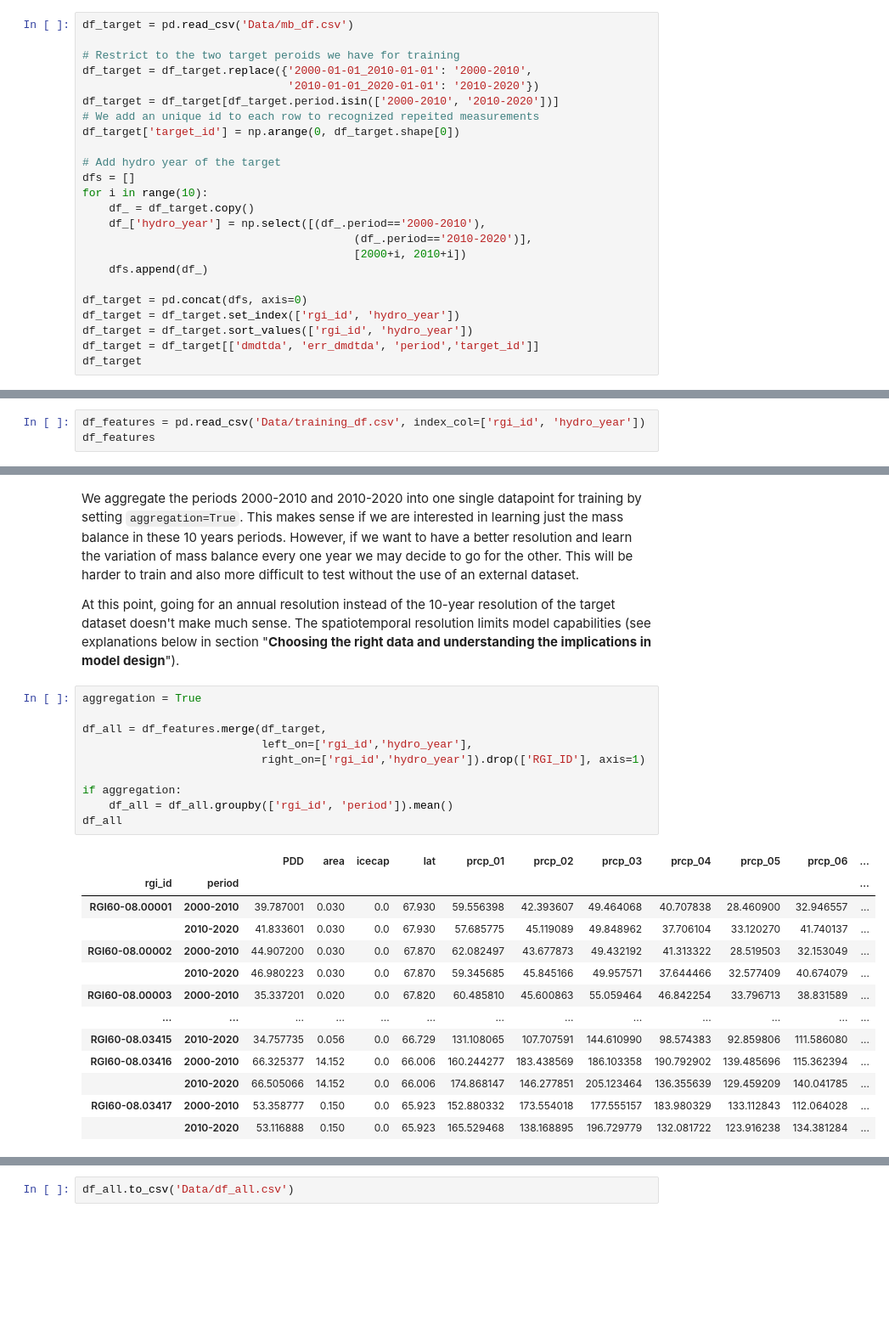
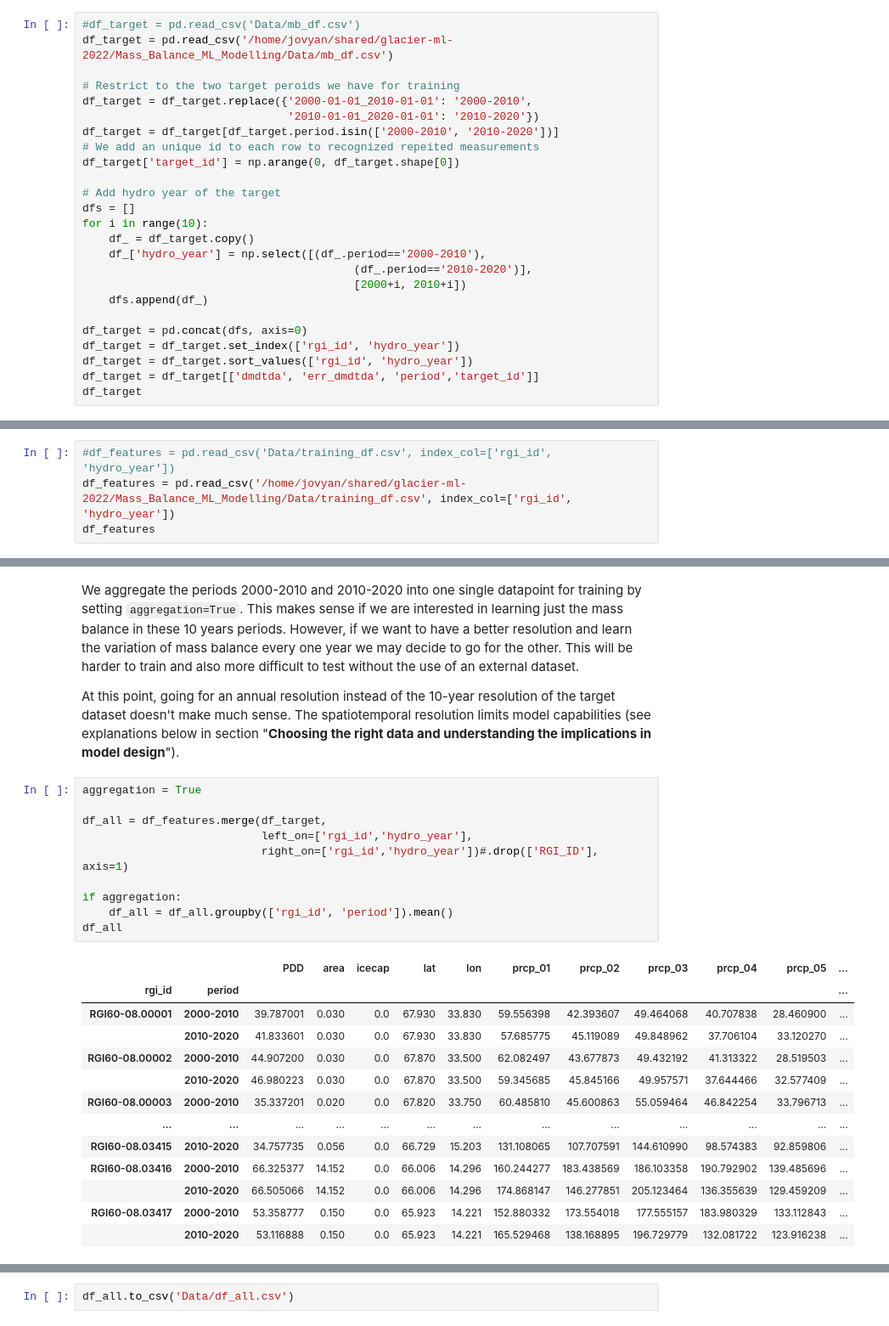
Before and after one commit to Machine-Learning-in-Glaciology-Workshop/Project_MB_Regression, a Jupyter notebook: 2_Data_exploration.ipynb, the cells around one changed output, grey strips where cells are left out. Shown: that part at 85% size. Cells and saved outputs as stored; diff of their text form; blank space fills up the shorter version.

```diff
--- a/2_Data_exploration.ipynb
+++ b/2_Data_exploration.ipynb
@@ -17,7 +17,8 @@ import matplotlib.pyplot as plt
 
 The MB remote sensing from Hugonnet et al. (2021) covers periods of 10 years (2000-2010 and 2010-2020). We will process the feature matrix to match these 10 year intervals. First of all, we will assign to each hydrological year in every period 2000-2010 and 2010-2020 the same part of mass balance that results from grabing the total mass balance from the period and divide it by 10.
 # %%
-df_target = pd.read_csv('Data/mb_df.csv')
+#df_target = pd.read_csv('Data/mb_df.csv')
+df_target = pd.read_csv('/home/jovyan/shared/glacier-ml-2022/Mass_Balance_ML_Modelling/Data/mb_df.csv')
 
 # Restrict to the two target peroids we have for training
 df_target = df_target.replace({'2000-01-01_2010-01-01': '2000-2010',
@@ -58,6 +59,7 @@ df_target
 # %% [markdown]
 We now read the feature matrix and merge it with the target response (the MB data from Hugonnet et al.(2021)).
 # %%
-df_features = pd.read_csv('Data/training_df.csv', index_col=['rgi_id', 'hydro_year'])
+#df_features = pd.read_csv('Data/training_df.csv', index_col=['rgi_id', 'hydro_year'])
+df_features = pd.read_csv('/home/jovyan/shared/glacier-ml-2022/Mass_Balance_ML_Modelling/Data/training_df.csv', index_col=['rgi_id', 'hydro_year'])
 df_features
 # %% [output]
@@ -82,24 +84,24 @@ At this point, going for an annual resolution instead of the 10-year resolution
 # %%
 aggregation = True
 
 df_all = df_features.merge(df_target,
                            left_on=['rgi_id','hydro_year'],
-                           right_on=['rgi_id','hydro_year']).drop(['RGI_ID'], axis=1)
+                           right_on=['rgi_id','hydro_year'])#.drop(['RGI_ID'], axis=1)
 
 if aggregation:
     df_all = df_all.groupby(['rgi_id', 'period']).mean()
 df_all
 # %% [output]
-|  |  | PDD | area | icecap | lat | prcp_01 | prcp_02 | prcp_03 | prcp_04 | prcp_05 | prcp_06 | ... |
+|  |  | PDD | area | icecap | lat | lon | prcp_01 | prcp_02 | prcp_03 | prcp_04 | prcp_05 | ... |
 | rgi_id | period |  |  |  |  |  |  |  |  |  |  | ... |
-| RGI60-08.00001 | 2000-2010 | 39.787001 | 0.030 | 0.0 | 67.930 | 59.556398 | 42.393607 | 49.464068 | 40.707838 | 28.460900 | 32.946557 | ... |
-|  | 2010-2020 | 41.833601 | 0.030 | 0.0 | 67.930 | 57.685775 | 45.119089 | 49.848962 | 37.706104 | 33.120270 | 41.740137 | ... |
-| RGI60-08.00002 | 2000-2010 | 44.907200 | 0.030 | 0.0 | 67.870 | 62.082497 | 43.677873 | 49.432192 | 41.313322 | 28.519503 | 32.153049 | ... |
-|  | 2010-2020 | 46.980223 | 0.030 | 0.0 | 67.870 | 59.345685 | 45.845166 | 49.957571 | 37.644466 | 32.577409 | 40.674079 | ... |
-| RGI60-08.00003 | 2000-2010 | 35.337201 | 0.020 | 0.0 | 67.820 | 60.485810 | 45.600863 | 55.059464 | 46.842254 | 33.796713 | 38.831589 | ... |
+| RGI60-08.00001 | 2000-2010 | 39.787001 | 0.030 | 0.0 | 67.930 | 33.830 | 59.556398 | 42.393607 | 49.464068 | 40.707838 | 28.460900 | ... |
+|  | 2010-2020 | 41.833601 | 0.030 | 0.0 | 67.930 | 33.830 | 57.685775 | 45.119089 | 49.848962 | 37.706104 | 33.120270 | ... |
+| RGI60-08.00002 | 2000-2010 | 44.907200 | 0.030 | 0.0 | 67.870 | 33.500 | 62.082497 | 43.677873 | 49.432192 | 41.313322 | 28.519503 | ... |
+|  | 2010-2020 | 46.980223 | 0.030 | 0.0 | 67.870 | 33.500 | 59.345685 | 45.845166 | 49.957571 | 37.644466 | 32.577409 | ... |
+| RGI60-08.00003 | 2000-2010 | 35.337201 | 0.020 | 0.0 | 67.820 | 33.750 | 60.485810 | 45.600863 | 55.059464 | 46.842254 | 33.796713 | ... |
 | ... | ... | ... | ... | ... | ... | ... | ... | ... | ... | ... | ... | ... |
-| RGI60-08.03415 | 2010-2020 | 34.757735 | 0.056 | 0.0 | 66.729 | 131.108065 | 107.707591 | 144.610990 | 98.574383 | 92.859806 | 111.586080 | ... |
-| RGI60-08.03416 | 2000-2010 | 66.325377 | 14.152 | 0.0 | 66.006 | 160.244277 | 183.438569 | 186.103358 | 190.792902 | 139.485696 | 115.362394 | ... |
-|  | 2010-2020 | 66.505066 | 14.152 | 0.0 | 66.006 | 174.868147 | 146.277851 | 205.123464 | 136.355639 | 129.459209 | 140.041785 | ... |
-| RGI60-08.03417 | 2000-2010 | 53.358777 | 0.150 | 0.0 | 65.923 | 152.880332 | 173.554018 | 177.555157 | 183.980329 | 133.112843 | 112.064028 | ... |
-|  | 2010-2020 | 53.116888 | 0.150 | 0.0 | 65.923 | 165.529468 | 138.168895 | 196.729779 | 132.081722 | 123.916238 | 134.381284 | ... |
+| RGI60-08.03415 | 2010-2020 | 34.757735 | 0.056 | 0.0 | 66.729 | 15.203 | 131.108065 | 107.707591 | 144.610990 | 98.574383 | 92.859806 | ... |
+| RGI60-08.03416 | 2000-2010 | 66.325377 | 14.152 | 0.0 | 66.006 | 14.296 | 160.244277 | 183.438569 | 186.103358 | 190.792902 | 139.485696 | ... |
+|  | 2010-2020 | 66.505066 | 14.152 | 0.0 | 66.006 | 14.296 | 174.868147 | 146.277851 | 205.123464 | 136.355639 | 129.459209 | ... |
+| RGI60-08.03417 | 2000-2010 | 53.358777 | 0.150 | 0.0 | 65.923 | 14.221 | 152.880332 | 173.554018 | 177.555157 | 183.980329 | 133.112843 | ... |
+|  | 2010-2020 | 53.116888 | 0.150 | 0.0 | 65.923 | 14.221 | 165.529468 | 138.168895 | 196.729779 | 132.081722 | 123.916238 | ... |
```
Also changed, not shown: parts of 7 cells of this notebook.
